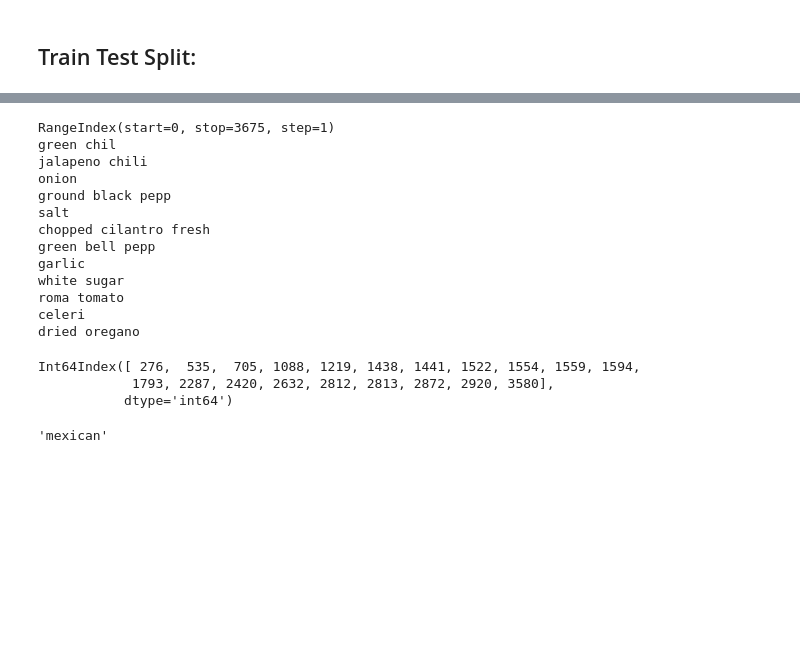
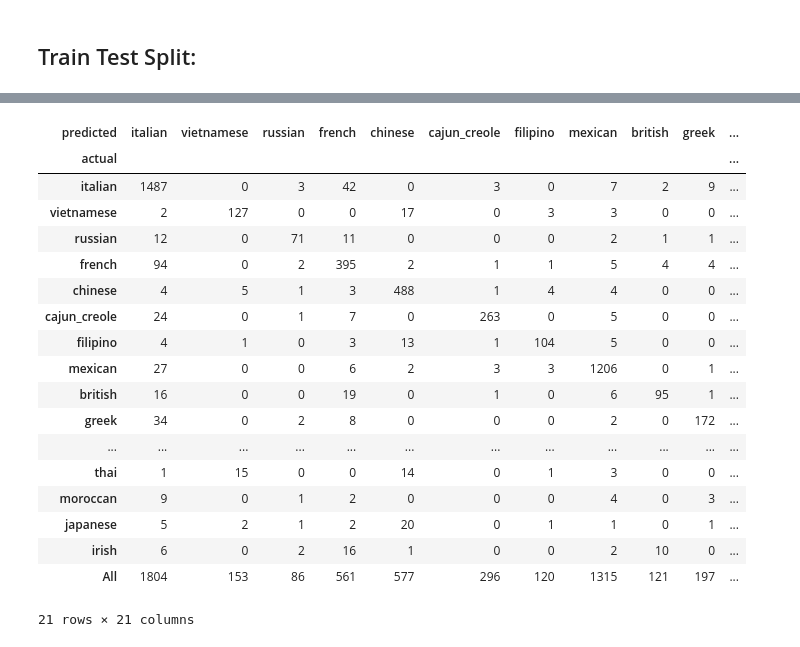
Before and after one commit to hassan11196/IR-whats-cooking, a Jupyter notebook: IR-whats-cooking-proto-2.ipynb, the cells around one changed output, grey strips where cells are left out. Drawn from its saved outputs; the diff is of its cells as text; code cells hidden in the pictures; blank space fills up the shorter version.

```diff
--- a/IR-whats-cooking-proto-2.ipynb
+++ b/IR-whats-cooking-proto-2.ipynb
@@ -501,17 +451,0 @@ get_size(clf)
-# %%
-def get_query_vector(self, query_terms):
-        ps = PorterStemmer()
-        pd_data = pd.DataFrame(self.data.toarray())
-        query_vector =pd.Series(pd_data.T[0])
-        print(query_vector.index)
-        query_terms = [ps.stem(word.lower()) for word in query_terms]
-        for term in query_terms:
-            if term in self.vocab_index.keys():
-                if self.vocab_index[term] in self.idf.index:
-                    print(term)
-                    query_vector.loc[ self.idf.index.get_loc(self.vocab_index[term])] += 1
-#         print(query_vector.col[query_vector > 0])
-        for index in query_vector.index[query_vector > 0]:
-            query_vector.iloc[index] *= self.idf.iloc[index]
-        return query_vector
-dv.get_query_vector = get_query_vector
@@ -523,34 +452,27 @@ dv.vocab_index['romaine lettuc']
-# %%
-qury = dv.get_query_vector(dv,[ "green chile",
-        "jalapeno chilies",
-        "onions",
-        "ground black pepper",
-        "salt",
-        "chopped cilantro fresh",
-        "green bell pepper",
-        "garlic",
-        "white sugar",
-        "roma tomatoes",
-        "celery",
-        "dried oregano"])
-qury.index[qury > 0]
-clf.predict([qury])[0]
-# %% [output]
-RangeIndex(start=0, stop=3675, step=1)
-green chil
-jalapeno chili
-onion
-ground black pepp
-salt
-chopped cilantro fresh
-green bell pepp
-garlic
-white sugar
-roma tomato
-celeri
-dried oregano
-Int64Index([ 276,  535,  705, 1088, 1219, 1438, 1441, 1522, 1554, 1559, 1594,
-            1793, 2287, 2420, 2632, 2812, 2813, 2872, 2920, 3580],
-           dtype='int64')
-'mexican'
+# %%
+y_actu = pd.Categorical(y_test,categories= list(set(dv.y)))
+y_pred = pd.Categorical(pred, categories= list(set(dv.y)))
+
+df_confusion = pd.crosstab(y_actu, y_pred, margins=True, rownames=['actual'], colnames=['predicted'])
+df_confusion
+# %% [output]
+| predicted | italian | vietnamese | russian | french | chinese | cajun_creole | filipino | mexican | british | greek | ... |
+| actual |  |  |  |  |  |  |  |  |  |  | ... |
+| italian | 1487 | 0 | 3 | 42 | 0 | 3 | 0 | 7 | 2 | 9 | ... |
+| vietnamese | 2 | 127 | 0 | 0 | 17 | 0 | 3 | 3 | 0 | 0 | ... |
+| russian | 12 | 0 | 71 | 11 | 0 | 0 | 0 | 2 | 1 | 1 | ... |
+| french | 94 | 0 | 2 | 395 | 2 | 1 | 1 | 5 | 4 | 4 | ... |
+| chinese | 4 | 5 | 1 | 3 | 488 | 1 | 4 | 4 | 0 | 0 | ... |
+| cajun_creole | 24 | 0 | 1 | 7 | 0 | 263 | 0 | 5 | 0 | 0 | ... |
+| filipino | 4 | 1 | 0 | 3 | 13 | 1 | 104 | 5 | 0 | 0 | ... |
+| mexican | 27 | 0 | 0 | 6 | 2 | 3 | 3 | 1206 | 0 | 1 | ... |
+| british | 16 | 0 | 0 | 19 | 0 | 1 | 0 | 6 | 95 | 1 | ... |
+| greek | 34 | 0 | 2 | 8 | 0 | 0 | 0 | 2 | 0 | 172 | ... |
+| ... | ... | ... | ... | ... | ... | ... | ... | ... | ... | ... | ... |
+| thai | 1 | 15 | 0 | 0 | 14 | 0 | 1 | 3 | 0 | 0 | ... |
+| moroccan | 9 | 0 | 1 | 2 | 0 | 0 | 0 | 4 | 0 | 3 | ... |
+| japanese | 5 | 2 | 1 | 2 | 20 | 0 | 1 | 1 | 0 | 1 | ... |
+| irish | 6 | 0 | 2 | 16 | 1 | 0 | 0 | 2 | 10 | 0 | ... |
+| All | 1804 | 153 | 86 | 561 | 577 | 296 | 120 | 1315 | 121 | 197 | ... |
+21 rows × 21 columns
 # %%
```
Also changed, not shown: parts of 43 cells of this notebook.
